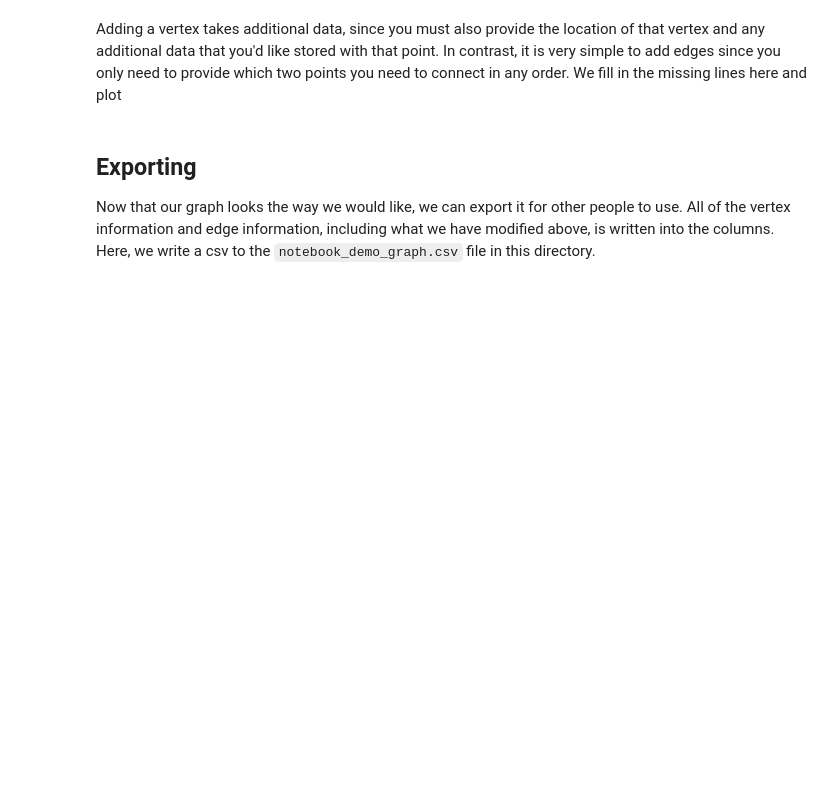
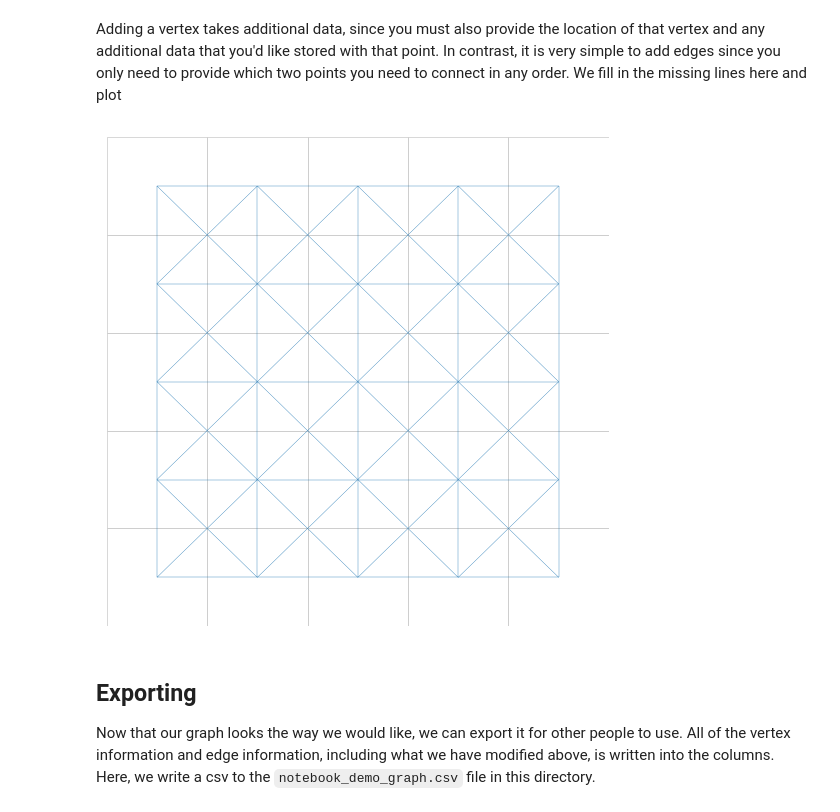
Before and after one commit to gerrymandr/mggg-redistricting, a Jupyter notebook: examples/Adjacency_Graphs_Demo.ipynb, the cells around one changed output. Saved outputs shown, nothing was run; the diff lists cells and outputs as text; code cells hidden in the pictures; blank space fills up the shorter version.

```diff
--- a/examples/Adjacency_Graphs_Demo.ipynb
+++ b/examples/Adjacency_Graphs_Demo.ipynb
@@ -29,17 +33,22 @@ There are at most two ways we can change a graph: we can change the vertices or
 # TODO add_vertex and fix this example
 # TODO need to add pysal object matching the added vertex
 import pandas as pd
-data = pd.DataFrame({'CENTROID_XCOORDINATES': .75, 'CENTROID_YCOORDINATES': -.25, 'id': 14}, index=[25])
+data = pd.DataFrame({'CENTROID_XCOORDINATES': .75, 'CENTROID_YCOORDINATES': -.25, 'id': 14}, index=[14])
 my_graph.shape_df = my_graph.shape_df.append(data)
 # %% [markdown]
 Adding a vertex takes additional data, since you must also provide the location of that vertex and any additional data that you'd like stored with that point. In contrast, it is very simple to add edges since you only need to provide which two points you need to connect in any order. We fill in the missing lines here and plot
+# %%
+my_graph.add_edge((14, 8))
+my_graph.add_edge((14, 9))
+my_graph.add_edge((14, 13))
+my_graph.add_edge((14, 18))
+my_graph.add_edge((14, 19))
 # %%
-my_graph.add_edge((14, 4))
-my_graph.add_edge((14, 7))
-
 # TODO This is dependent on the pysal fix above
-#fig = visualize_adjacency_graph(my_graph)
-#fig.show()
+fig = visualize_adjacency_graph(my_graph)
+fig.show()
+# %% [output]
+[figure, added]
 # %% [markdown]
 ## Exporting
 Now that our graph looks the way we would like, we can export it for other people to use. All of the vertex information and edge information, including what we have modified above, is written into the columns. Here, we write a csv to the `notebook_demo_graph.csv` file in this directory.
```
Also changed, not shown: parts of 4 cells of this notebook.
